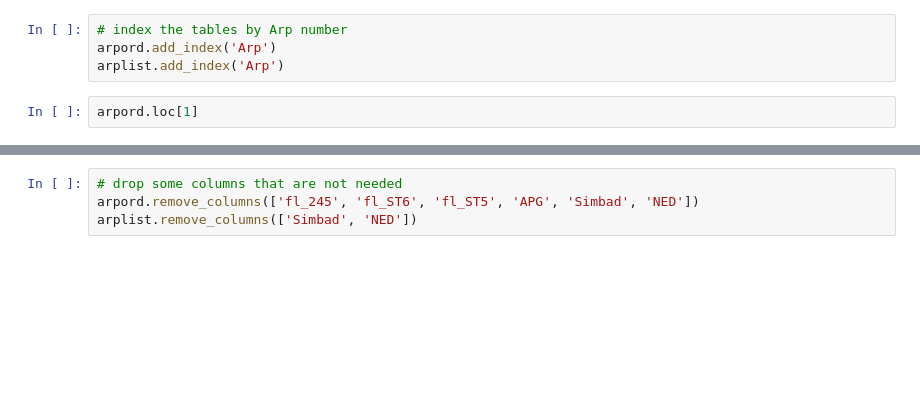
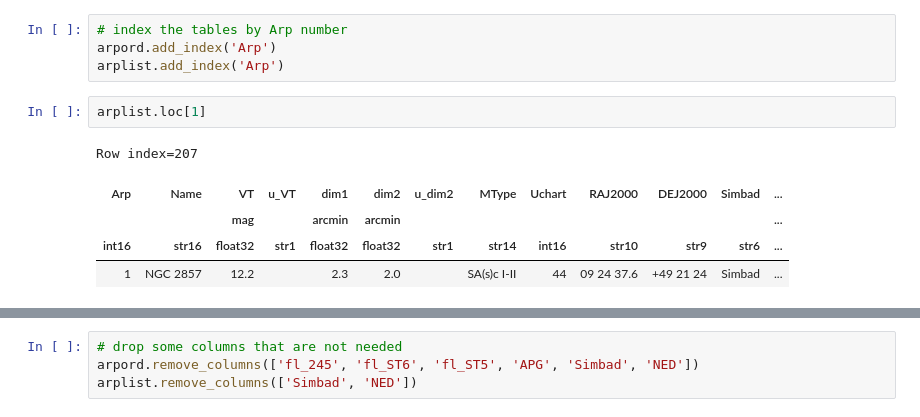
Before and after one commit to Westminster-Astronomical-Society/AL_Northern_Arp_Program, a Jupyter notebook: Arp_Peculiar_Galaxies.ipynb, the cells around one changed output, grey strips where cells are left out. Saved outputs shown, nothing was run; the diff lists cells and outputs as text; blank space fills up the shorter version.

Commit message:
Update header, add save table as csv, clean output

```diff
--- a/Arp_Peculiar_Galaxies.ipynb
+++ b/Arp_Peculiar_Galaxies.ipynb
@@ -60,7 +78,13 @@ arpord, arplist = vizier.get_catalogs('VII/192')
 arpord.add_index('Arp')
 arplist.add_index('Arp')
 # %%
-arpord.loc[1]
+arplist.loc[1]
+# %% [output]
+Row index=207
+| Arp | Name | VT | u_VT | dim1 | dim2 | u_dim2 | MType | Uchart | RAJ2000 | DEJ2000 | Simbad | ... |
+|  |  | mag |  | arcmin | arcmin |  |  |  |  |  |  | ... |
+| int16 | str16 | float32 | str1 | float32 | float32 | str1 | str14 | int16 | str10 | str9 | str6 | ... |
+| 1 | NGC 2857 | 12.2 |  | 2.3 | 2.0 |  | SA(s)c I-II | 44 | 09 24 37.6 | +49 21 24 | Simbad | ... |
 # %%
 # correct the Declination for Arp 118
 arpord.loc[118]['DEJ2000'] = '-00 10.6'
```
Also changed, not shown: parts of 9 cells of this notebook.
